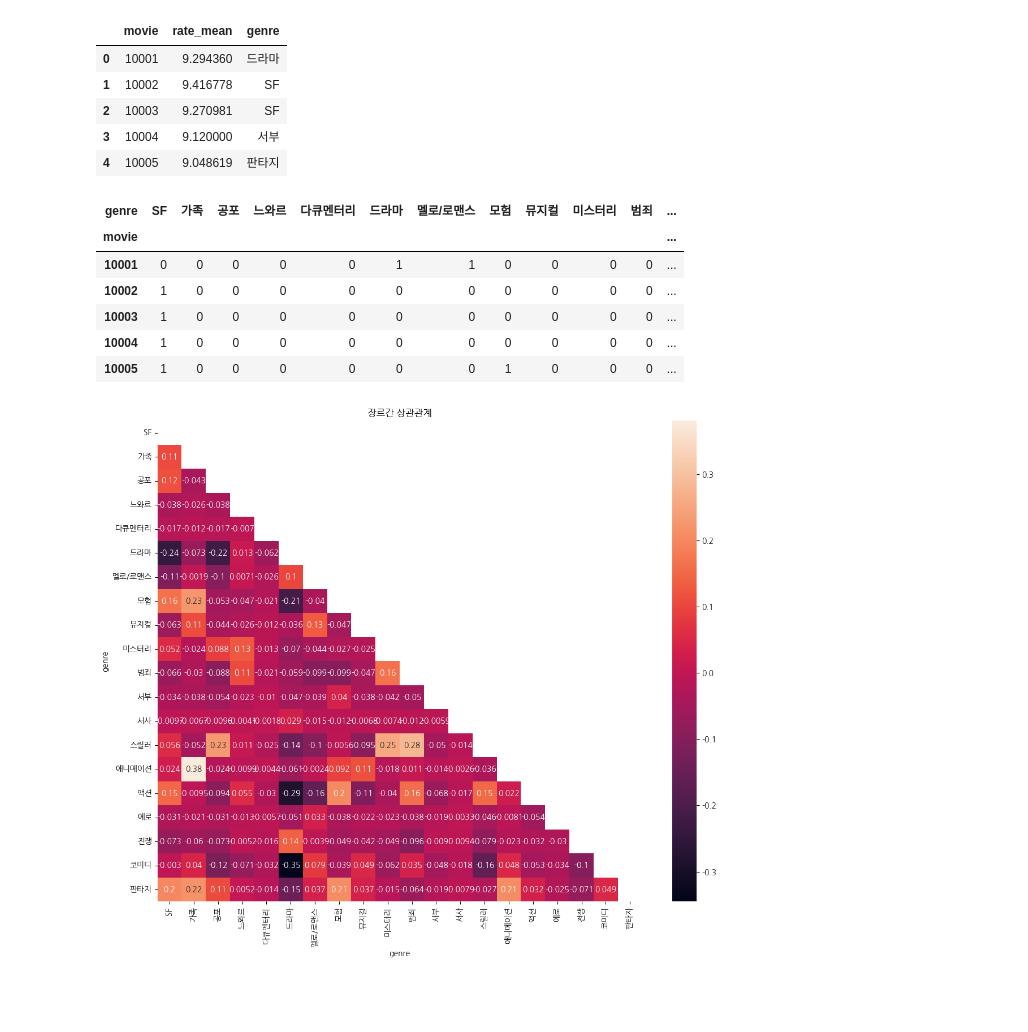
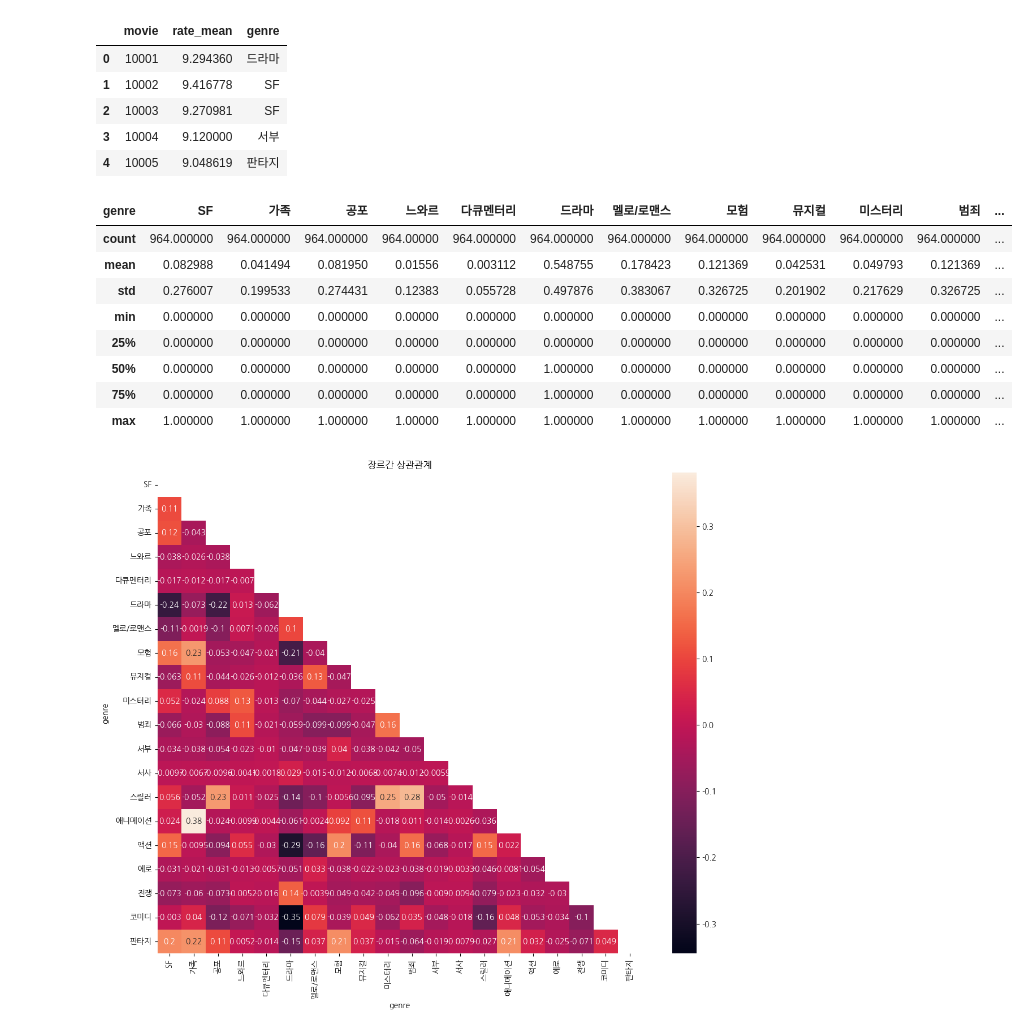
Before and after one commit to YeonSeong-Lee/codessey, a Jupyter notebook: prob02/pron0207.ipynb, the cells around one changed output. Saved outputs shown, nothing was run; the diff lists cells and outputs as text; code cells hidden in the pictures; blank space fills up the shorter version.

```diff
--- a/prob02/pron0207.ipynb
+++ b/prob02/pron0207.ipynb
@@ -81,26 +81,29 @@ movies_rate_genres_cleaned.head()
 # %%
 # correlation visualization, as THE PROBLEM REQUIRED BUT IT IS VERY STRANGE
 # WHY USE PEARSON CORRELATION?
 
 # 영화-장르 데이터 피벗
 genre_matrix = pd.pivot_table(genres,
                             index='movie',
                             columns='genre',
                             aggfunc=lambda x: 1,
                             fill_value=0)
 
 # using cross tab
 # genre_matrix = pd.crosstab(genres['movie'], genres['genre'])
 
 genre_matrix.head()
+genre_matrix.describe()
 # %% [output]
 | genre | SF | 가족 | 공포 | 느와르 | 다큐멘터리 | 드라마 | 멜로/로맨스 | 모험 | 뮤지컬 | 미스터리 | 범죄 | ... |
-| movie |  |  |  |  |  |  |  |  |  |  |  | ... |
-| 10001 | 0 | 0 | 0 | 0 | 0 | 1 | 1 | 0 | 0 | 0 | 0 | ... |
-| 10002 | 1 | 0 | 0 | 0 | 0 | 0 | 0 | 0 | 0 | 0 | 0 | ... |
-| 10003 | 1 | 0 | 0 | 0 | 0 | 0 | 0 | 0 | 0 | 0 | 0 | ... |
-| 10004 | 1 | 0 | 0 | 0 | 0 | 0 | 0 | 0 | 0 | 0 | 0 | ... |
-| 10005 | 1 | 0 | 0 | 0 | 0 | 0 | 0 | 1 | 0 | 0 | 0 | ... |
+| count | 964.000000 | 964.000000 | 964.000000 | 964.00000 | 964.000000 | 964.000000 | 964.000000 | 964.000000 | 964.000000 | 964.000000 | 964.000000 | ... |
+| mean | 0.082988 | 0.041494 | 0.081950 | 0.01556 | 0.003112 | 0.548755 | 0.178423 | 0.121369 | 0.042531 | 0.049793 | 0.121369 | ... |
+| std | 0.276007 | 0.199533 | 0.274431 | 0.12383 | 0.055728 | 0.497876 | 0.383067 | 0.326725 | 0.201902 | 0.217629 | 0.326725 | ... |
+| min | 0.000000 | 0.000000 | 0.000000 | 0.00000 | 0.000000 | 0.000000 | 0.000000 | 0.000000 | 0.000000 | 0.000000 | 0.000000 | ... |
+| 25% | 0.000000 | 0.000000 | 0.000000 | 0.00000 | 0.000000 | 0.000000 | 0.000000 | 0.000000 | 0.000000 | 0.000000 | 0.000000 | ... |
+| 50% | 0.000000 | 0.000000 | 0.000000 | 0.00000 | 0.000000 | 1.000000 | 0.000000 | 0.000000 | 0.000000 | 0.000000 | 0.000000 | ... |
+| 75% | 0.000000 | 0.000000 | 0.000000 | 0.00000 | 0.000000 | 1.000000 | 0.000000 | 0.000000 | 0.000000 | 0.000000 | 0.000000 | ... |
+| max | 1.000000 | 1.000000 | 1.000000 | 1.00000 | 1.000000 | 1.000000 | 1.000000 | 1.000000 | 1.000000 | 1.000000 | 1.000000 | ... |
 # %%
 # 장르간 상관계수 계산
 genre_corr = genre_matrix.corr()
```
